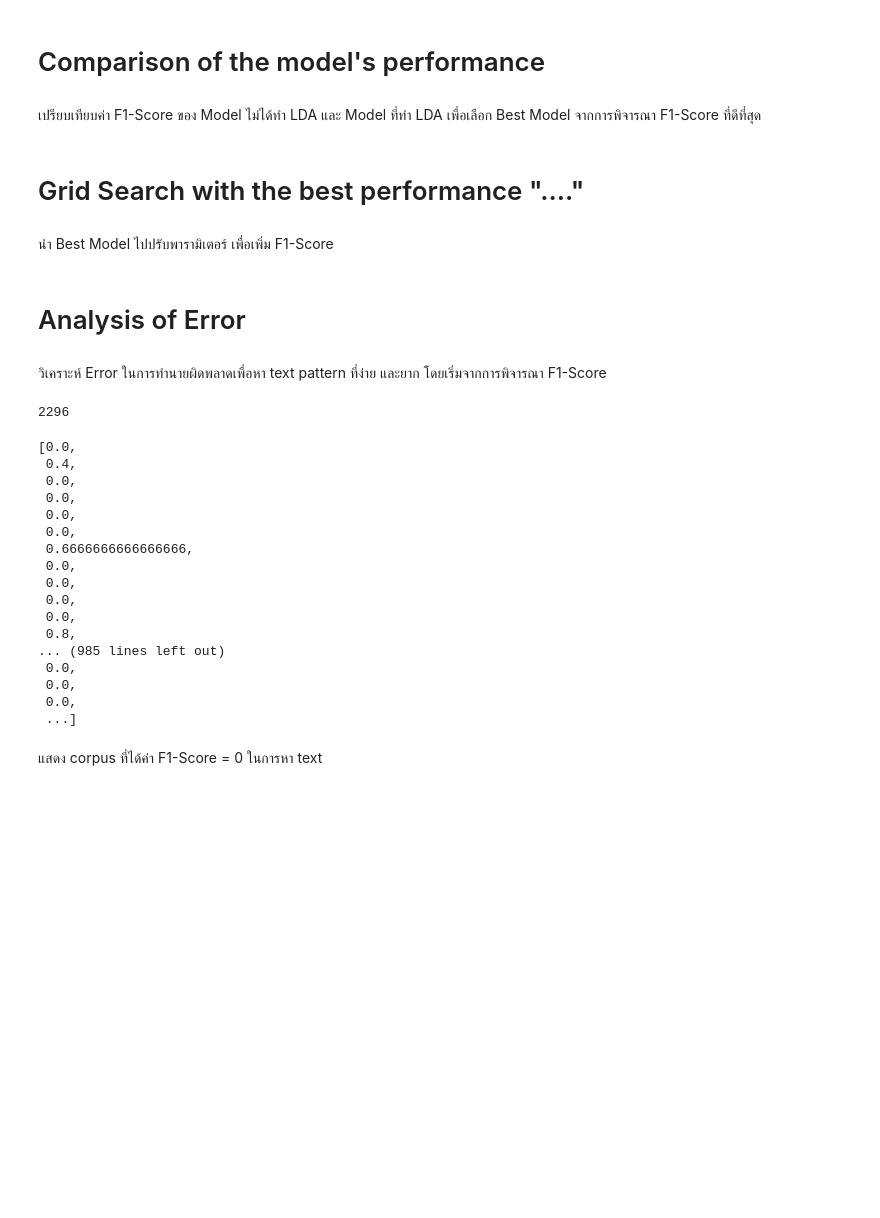
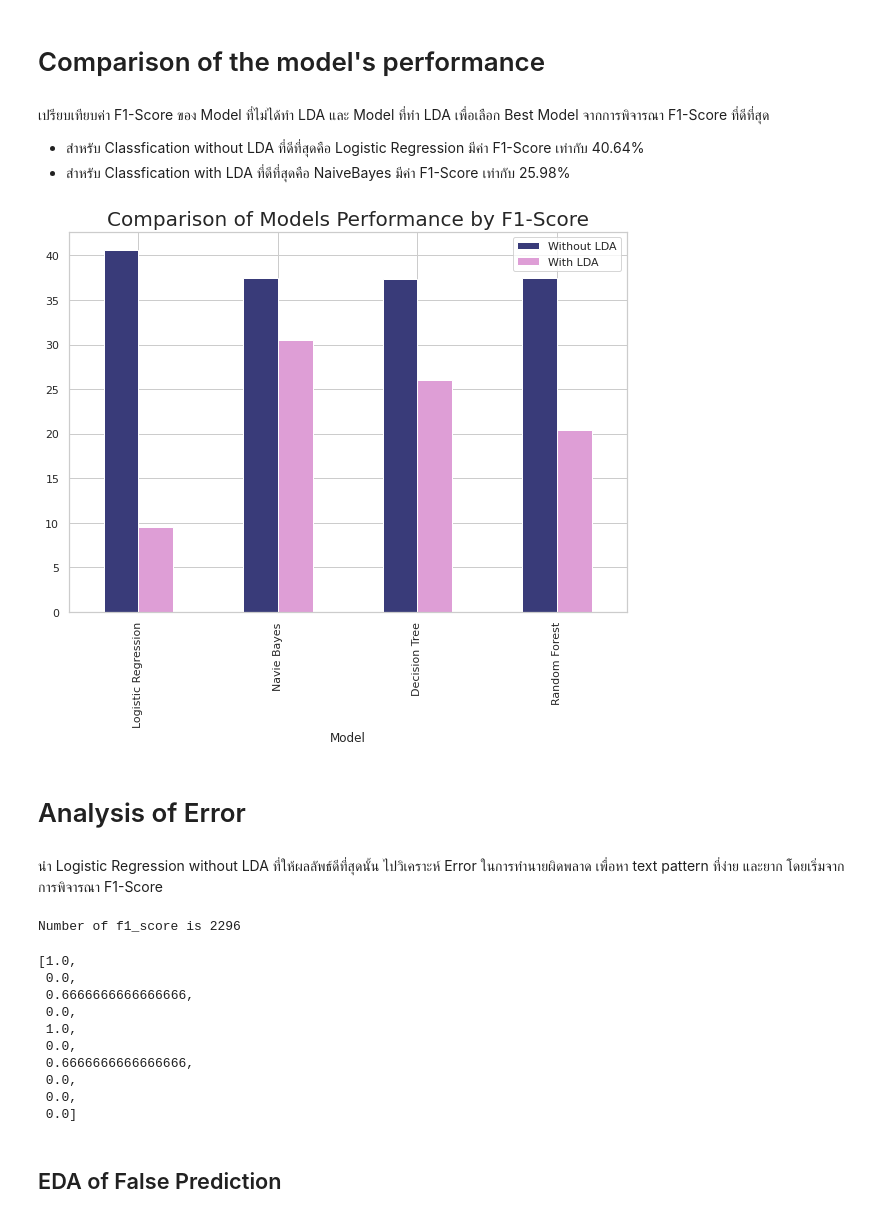
Before and after one commit to sunglovedatascience/MovieGenreClassfication, a Jupyter notebook: Assignment_Final.ipynb, the cells around one changed output. Drawn from its saved outputs; the diff is of its cells as text; code cells hidden in the pictures; blank space fills up the shorter version.

```diff
--- a/Assignment_Final.ipynb
+++ b/Assignment_Final.ipynb
@@ -756,5 +705,5 @@ Topic 20:  ['far', 'reunion', 'comedi', 'year', 'love', 'clear', 'christma']
 # %%
-nb_lda = OneVsRestClassifier(GaussianNB())
+nb_lda = MultiOutputClassifier(GaussianNB())
 nb_lda.fit(X_train_lda, y_train)
 y_pred_nb_lda = nb_lda.predict(X_test_lda)
 sc_nb_lda = f1_score(y_test, y_pred_nb_lda, average='micro')
@@ -764,5 +713,5 @@ F1-score of Naive Bayes with LDA: 24.28%
 # %%
-lr_lda = OneVsRestClassifier(LogisticRegression(random_state=42))
+lr_lda = MultiOutputClassifier(LogisticRegression(random_state=42))
 lr_lda.fit(X_train_lda, y_train)
 y_pred_lr_lda = lr_lda.predict(X_test_lda)
 sc_lr_lda = f1_score(y_test, y_pred_lr_lda, average='micro')
@@ -770,14 +721,3 @@ print('F1-score of Logistic Regression with LDA: ' + str(round(sc_lr_lda*100, 2)
-# %%
-knn_lda = KNeighborsClassifier()
-knn_lda.fit(X_train_lda, y_train)
-y_pred_knn_lda = knn_lda.predict(X_test_lda)
-sc_knn_lda = f1_score(y_test, y_pred_knn_lda, average='micro')
-print('F1-score of K-Nearest Neighbor with LDA: ' + str(round(sc_knn_lda*100, 2)) + '%')
-# %%
-svc_lda = OneVsRestClassifier(SVC())
-svc.fit(X_train_lda, y_train)
-y_pred_svc_lda = svc_lda.predict(X_test)
-print('F1-score Support Vector Machine with LDA: ' + str(round(f1_score(y_test, y_pred_svc_lda, average='micro')*100, 2)) + '%')
 # %%
 dt_lda = DecisionTreeClassifier(random_state=42)
 dt_lda.fit(X_train_lda, y_train)
@@ -800,4 +737,6 @@ print('F1-score of XGBoost with LDA: ' + str(round(sc_xgb_lda*100, 2)) + '%')
 # %% [markdown]
 # Comparison of the model's performance
 # %% [markdown]
-เปรียบเทียบค่า F1-Score ของ Model ไม่ได้ทำ LDA และ Model ที่ทำ LDA เพื่อเลือก Best Model จากการพิจารณา F1-Score ที่ดีที่สุด
+เปรียบเทียบค่า F1-Score ของ Model ที่ไม่ได้ทำ LDA และ Model ที่ทำ LDA เพื่อเลือก Best Model จากการพิจารณา F1-Score ที่ดีที่สุด
+* สำหรับ Classfication without LDA ที่ดีที่สุดคือ Logistic Regression มีค่า F1-Score เท่ากับ 40.64%
+* สำหรับ Classfication with LDA ที่ดีที่สุดคือ NaiveBayes มีค่า F1-Score เท่ากับ 25.98%
@@ -809,35 +743,32 @@ results.plot(kind='bar')
-# %% [markdown]
-# Grid Search with the best performance "...."
-# %% [markdown]
-นำ Best Model  ไปปรับพารามิเตอร์ เพื่อเพิ่ม F1-Score
+# %%
+results = pd.DataFrame({'Model': ["Logistic Regression", "Navie Bayes", "Decision Tree","Random Forest"],
+                        'Without LDA': [sc_lr*100, sc_nb*100, sc_dt*100, sc_rf*100],
+                        'With LDA': [sc_lr_lda*100, sc_nb_lda*100, sc_dt_lda*100, sc_rf_lda*100]})
+results.plot(kind='bar', x='Model', figsize=(10,7), cmap='tab20b')
+plt.title('Comparison of Models Performance by F1-Score', fontsize = 20);
+# %% [output]
+[figure, added]
 # %% [markdown]
 # Analysis of Error
 # %% [markdown]
-วิเคราะห์ Error ในการทำนายผิดพลาดเพื่อหา text pattern ที่ง่าย และยาก โดยเริ่มจากการพิจารณา F1-Score
+นำ Logistic Regression without LDA ที่ให้ผลลัพธ์ดีที่สุดนั้น ไปวิเคราะห์ Error ในการทำนายผิดพลาด เพื่อหา text pattern ที่ง่าย และยาก โดยเริ่มจากการพิจารณา F1-Score
 # %%
 f1 = []
 for i in range(X_test.shape[0]):
-  f1.append(f1_score(y_test[i], y_pred_nb_lda[i]))
-print(len(f1))
-f1
+  f1.append(f1_score(y_test[i], y_pred_lr[i]))
+print("Number of f1_score is", len(f1))
+f1[:10]
 # %% [output]
-2296
+Number of f1_score is 2296
-[0.0,
- 0.4,
+[1.0,
  0.0,
+ 0.6666666666666666,
  0.0,
- 0.0,
+ 1.0,
  0.0,
  0.6666666666666666,
  0.0,
  0.0,
- 0.0,
- 0.0,
- 0.8,
-... (985 lines left out)
- 0.0,
- 0.0,
- 0.0,
- ...]
+ 0.0]
-# %% [markdown]
-แสดง corpus ที่ได้ค่า F1-Score = 0 ในการหา text
+# %% [markdown]
+## EDA of False Prediction
```
Also changed, not shown: parts of 59 cells of this notebook.
